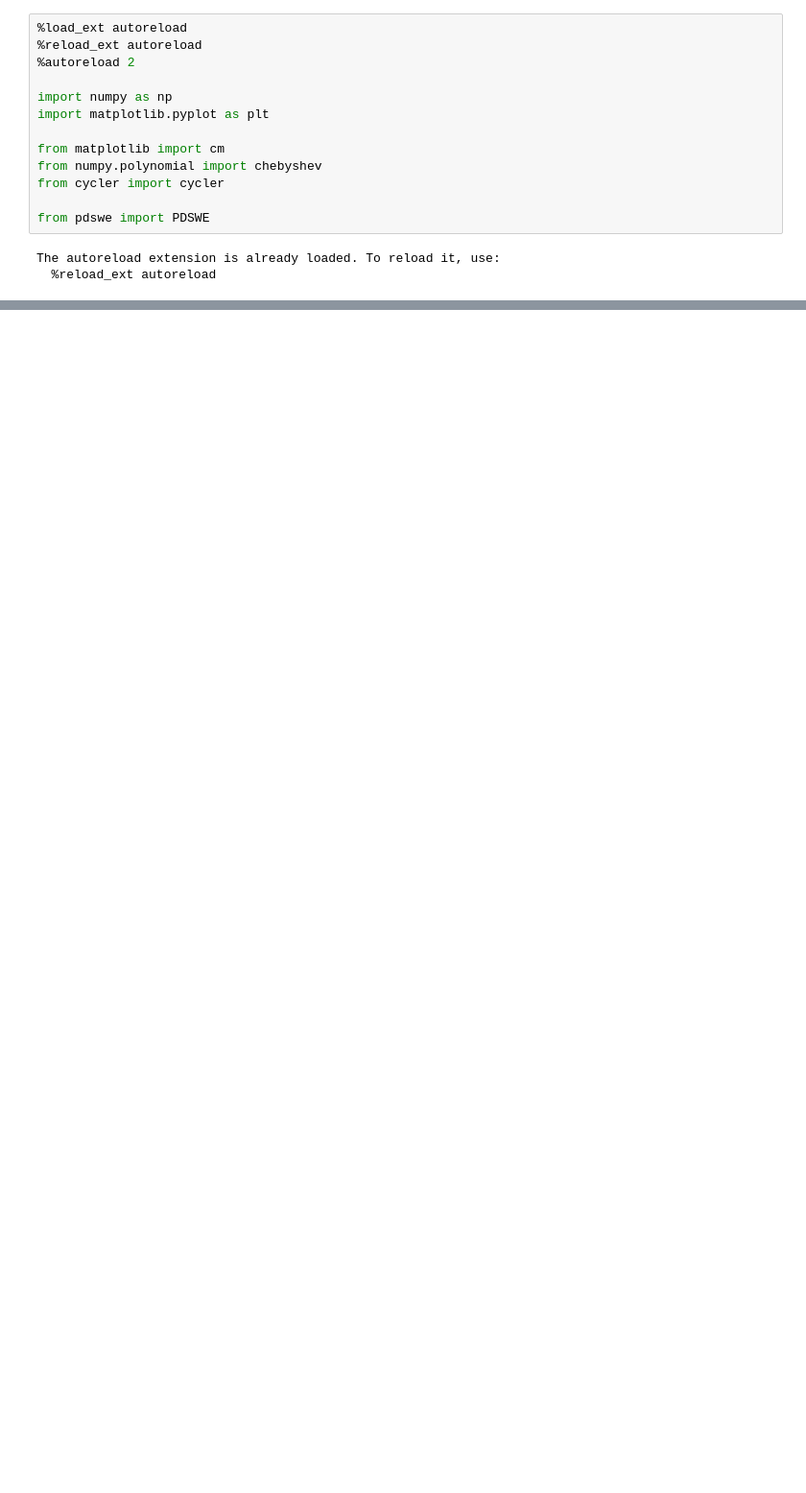
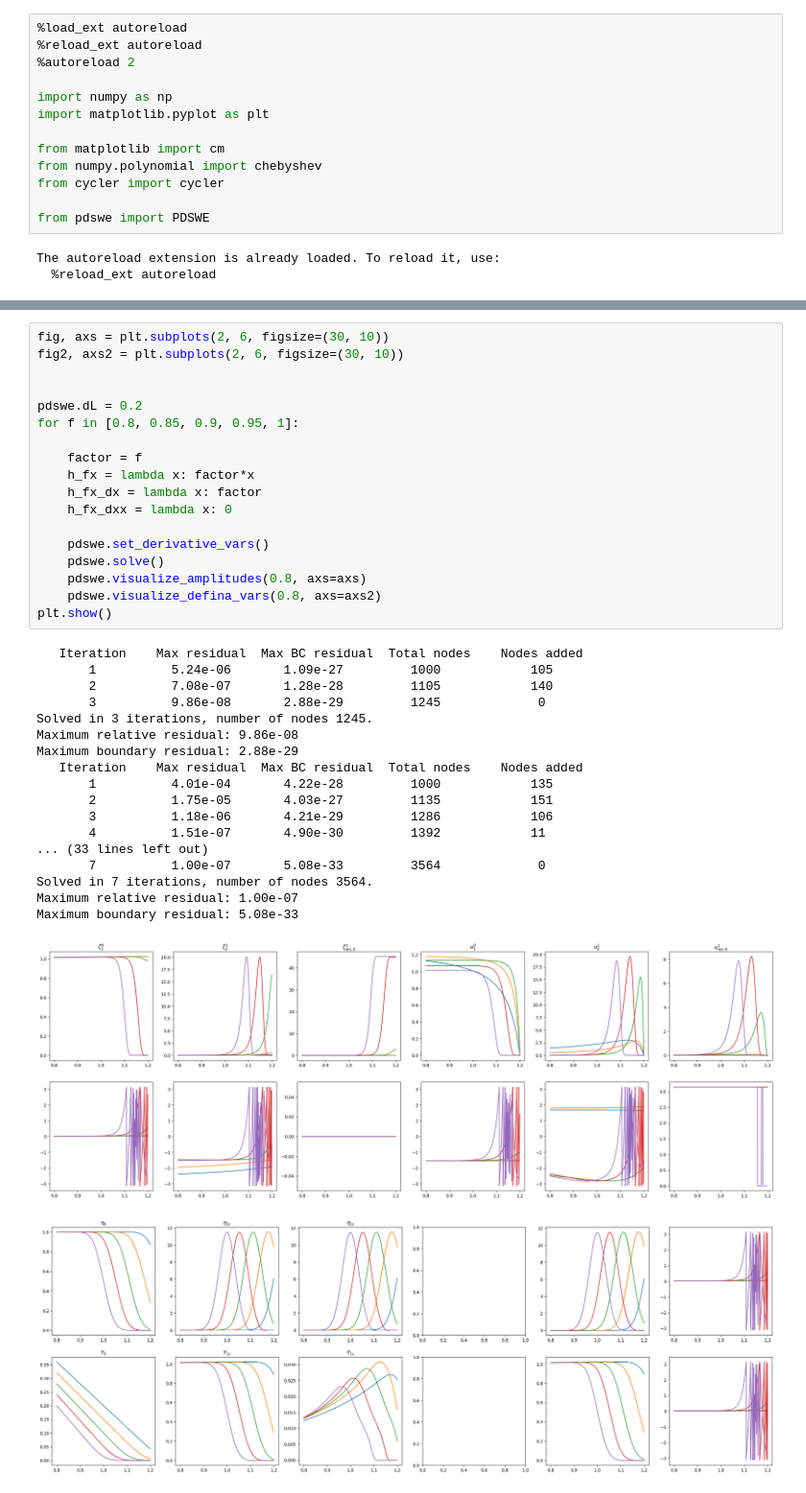
Before and after one commit to Jone-Liekens/Perturbation, a Jupyter notebook: defina/test_pdswe.ipynb, the cells around one changed output, grey strips where cells are left out. Shown at 96% size. Saved outputs shown, nothing was run; the diff lists cells and outputs as text; blank space fills up the shorter version.

```diff
--- a/defina/test_pdswe.ipynb
+++ b/defina/test_pdswe.ipynb
@@ -58,0 +103,38 @@ Maximum boundary residual: 1.78e-29
+# %%
+fig, axs = plt.subplots(2, 6, figsize=(30, 10))
+fig2, axs2 = plt.subplots(2, 6, figsize=(30, 10))
+
+
+pdswe.dL = 0.2
+for f in [0.8, 0.85, 0.9, 0.95, 1]:
+
+    factor = f
+    h_fx = lambda x: factor*x
+    h_fx_dx = lambda x: factor
+    h_fx_dxx = lambda x: 0
+
+    pdswe.set_derivative_vars()
+    pdswe.solve()
+    pdswe.visualize_amplitudes(0.8, axs=axs)
+    pdswe.visualize_defina_vars(0.8, axs=axs2)
+plt.show()
+# %% [output]
+   Iteration    Max residual  Max BC residual  Total nodes    Nodes added
+       1          5.24e-06       1.09e-27         1000            105
+       2          7.08e-07       1.28e-28         1105            140
+       3          9.86e-08       2.88e-29         1245             0
+Solved in 3 iterations, number of nodes 1245.
+Maximum relative residual: 9.86e-08
+Maximum boundary residual: 2.88e-29
+   Iteration    Max residual  Max BC residual  Total nodes    Nodes added
+       1          4.01e-04       4.22e-28         1000            135
+       2          1.75e-05       4.03e-27         1135            151
+       3          1.18e-06       4.21e-29         1286            106
+       4          1.51e-07       4.90e-30         1392            11
+... (33 lines left out)
+       7          1.00e-07       5.08e-33         3564             0
+Solved in 7 iterations, number of nodes 3564.
+Maximum relative residual: 1.00e-07
+Maximum boundary residual: 5.08e-33
+[figure, added]
+[figure, added]
```
Also changed, not shown: parts of 8 cells of this notebook, 4 other files.
